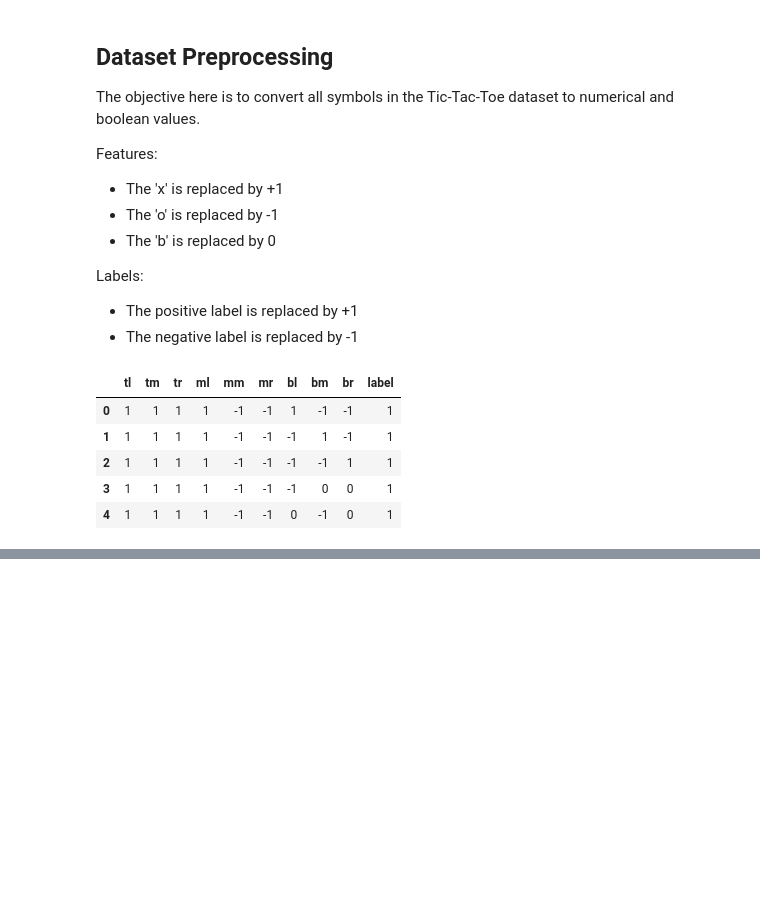
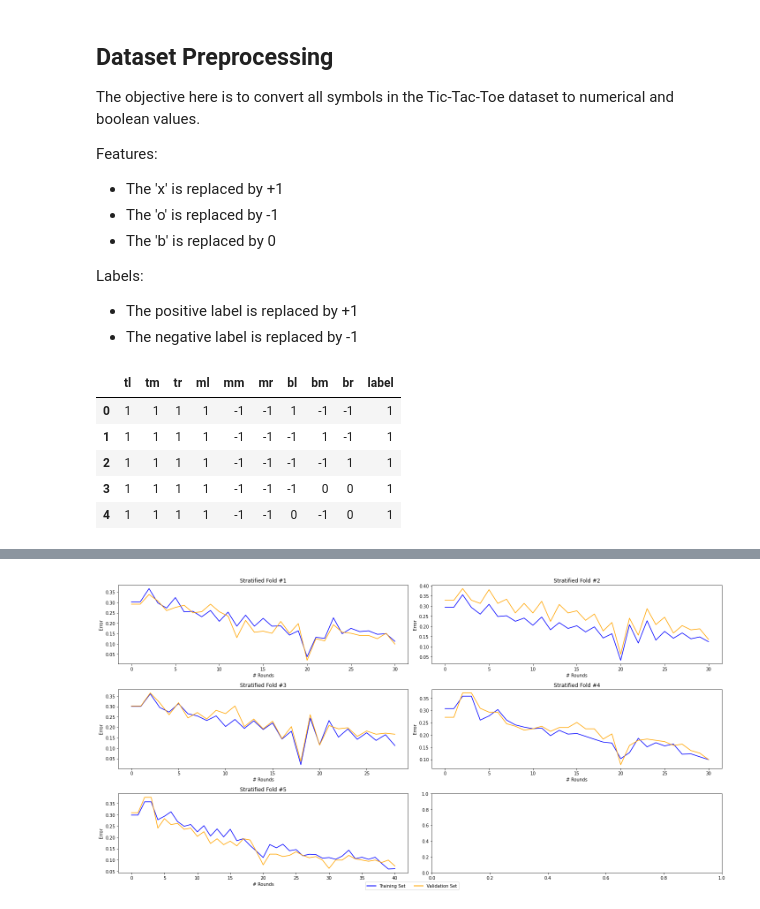
Before and after one commit to ronaldpereira/tree_boosting, a Jupyter notebook: adaboost.ipynb, the cells around one changed output, grey strips where cells are left out. Drawn from its saved outputs; the diff is of its cells as text; code cells hidden in the pictures; blank space fills up the shorter version.

```diff
--- a/adaboost.ipynb
+++ b/adaboost.ipynb
@@ -162,4 +243,0 @@ class AdaBoost():
-# %%
-ada_boost = AdaBoost(tic_tac_toe_df)
-# %%
-ada_boost.train()
@@ -183,0 +250,16 @@ ada_boost.train()
+# %%
+train_kfold_errors = []
+validation_kfold_errors = []
+
+n_splits = 5
+skf = StratifiedKFold(n_splits=n_splits, shuffle=True, random_state=SEED)
+
+for fold, (train_index, validation_index) in enumerate(skf.split(np.zeros(tic_tac_toe_df.shape[0]), tic_tac_toe_df['label'])):
+    print('-'*30 + f' Fold {fold+1} ' + '-'*30)
+    train_dataset = tic_tac_toe_df.loc[train_index].reset_index(drop=True)
+    validation_dataset = tic_tac_toe_df.loc[validation_index].reset_index(drop=True)
+
+    ada_boost = AdaBoost(train_dataset, validation_dataset)
+    train_errors, validation_errors = ada_boost.fit(n_rounds=100, early_stopping_rounds=10)
+    train_kfold_errors.append(train_errors)
+    validation_kfold_errors.append(validation_errors)
@@ -183,0 +288,19 @@ ada_boost.train()
+# %%
+fig, axs = plt.subplots(nrows=3, ncols=2, figsize=(20, 10))
+
+fold_to_axs = {0: axs[0, 0], 1: axs[0, 1], 2: axs[1, 0], 3: axs[1, 1], 4: axs[2, 0]}
+
+for fold in range(n_splits):
+    fold_to_axs[fold].plot(list(range(len(train_kfold_errors[fold]))), train_kfold_errors[fold], color='blue')
+    fold_to_axs[fold].plot(list(range(len(validation_kfold_errors[fold]))), validation_kfold_errors[fold], color='orange')
+    fold_to_axs[fold].set_title(f'Stratified Fold #{fold+1}')
+    fold_to_axs[fold].set_xlabel('# Rounds')
+    fold_to_axs[fold].set_ylabel('Error')
+
+legend_elements = [Line2D([0], [0], color='blue', lw=2, label='Training Set'),
+                   Line2D([0], [0], color='orange', lw=2, label='Validation Set')]
+fig.legend(handles=legend_elements, loc="lower center", ncol=2)
+fig.tight_layout()
+plt.show()
+# %% [output]
+[figure, added]
```
Also changed, not shown: parts of 11 cells of this notebook.
